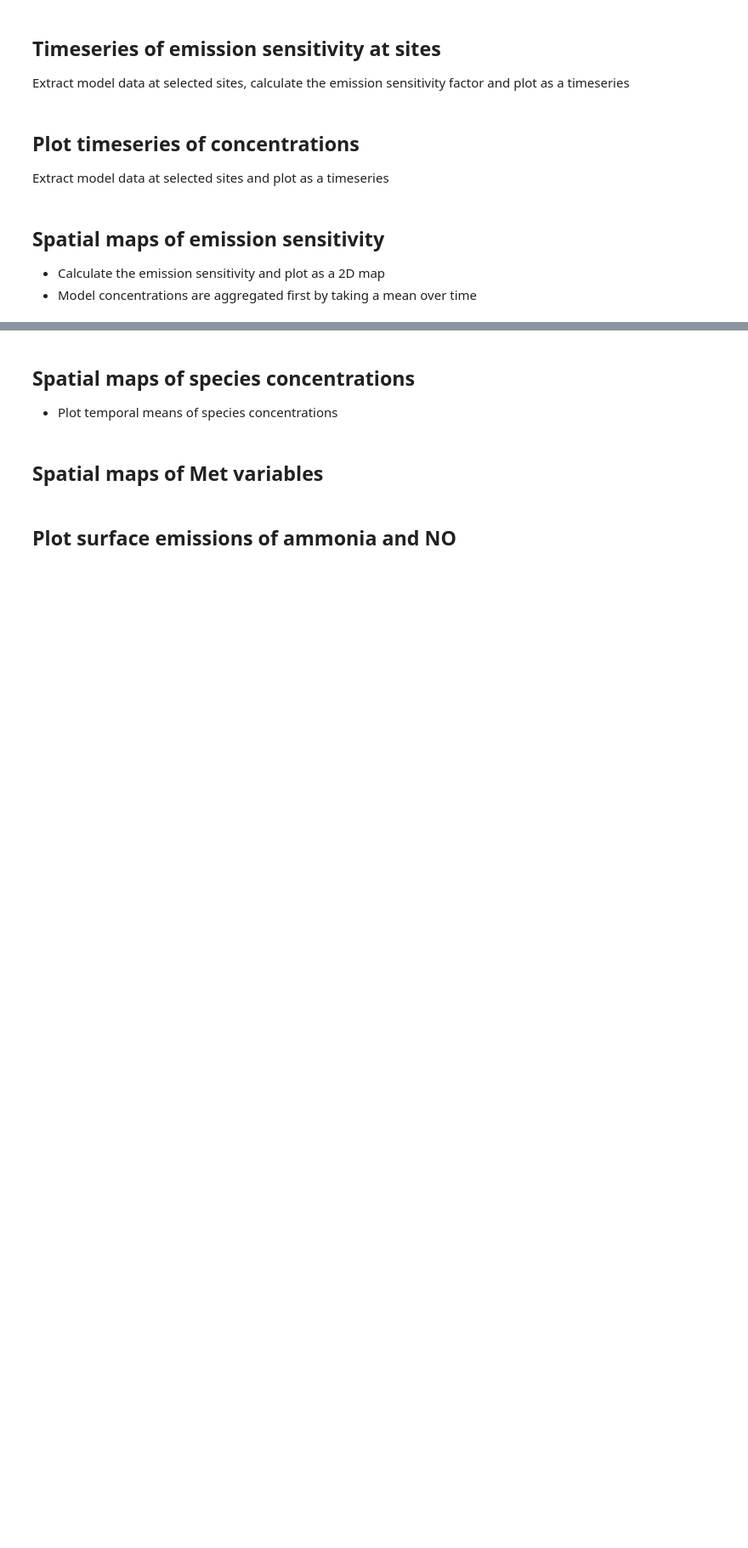
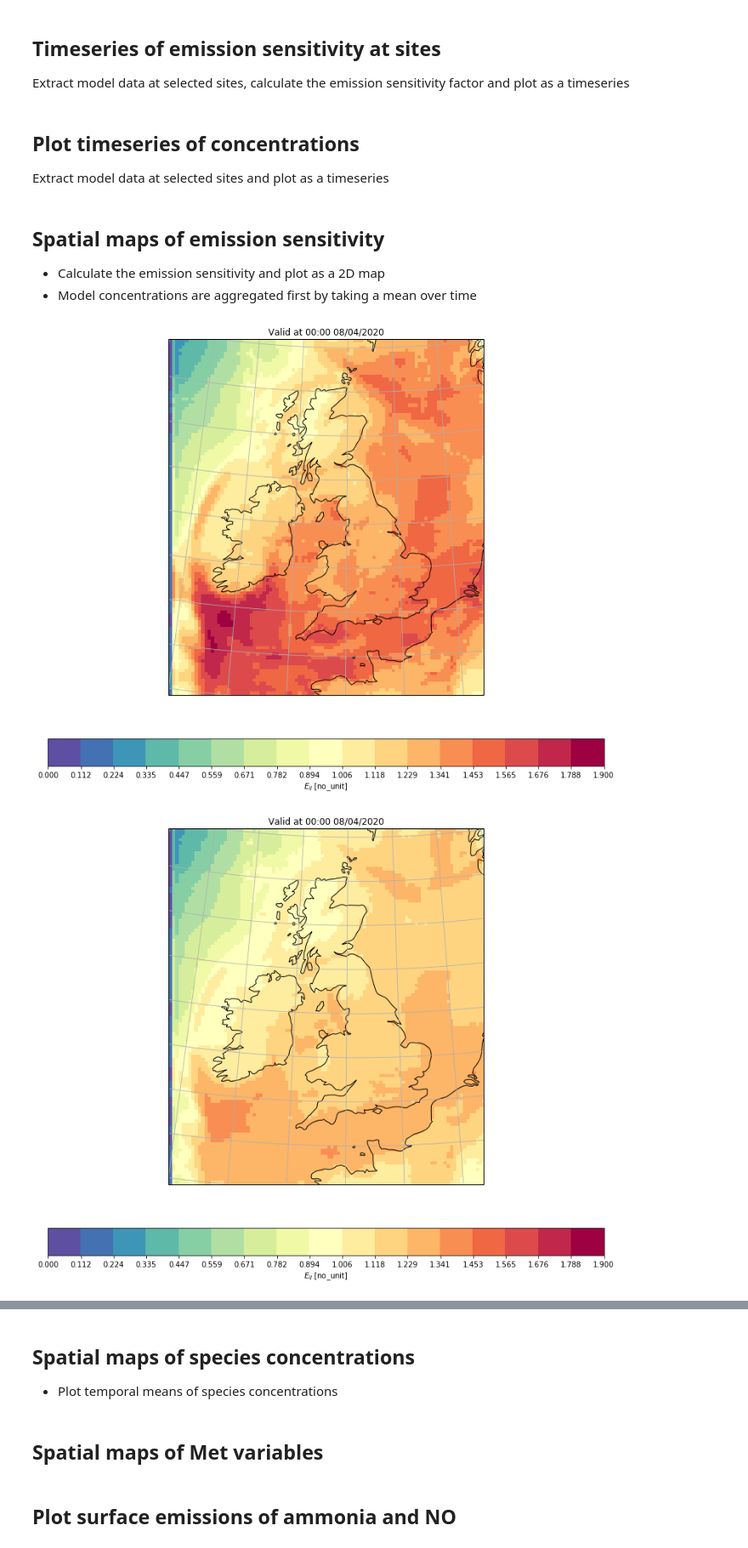
Before and after one commit to ADAQ-AQI/AQ_CV19_analysis, a Jupyter notebook: AQUM_analysis.ipynb, the cells around one changed output, grey strips where cells are left out. Shown at 85% size. Saved outputs shown, nothing was run; the diff lists cells and outputs as text; code cells hidden in the pictures; blank space fills up the shorter version.

```diff
--- a/AQUM_analysis.ipynb
+++ b/AQUM_analysis.ipynb
@@ -33,13 +33,13 @@ scenarios = {'0.5x NOx' : '1c', '0.3x NOx' : '1d'}
 # Sites to plot
 sites = ['Auchencorth_Moss','Chilbolton_Observatory', 'London_Bloomsbury', 'Birmingham_Centre']
 
-chem_species = ["NO", "NO2", "HNO3", "NH3", "PM2p5_NH4NO3", "PM2p5_NH42SO4"]
+chem_species = ["NO", "NO2", "HNO3", "NH3", "PM2p5", "PM2p5_NH4NO3", "PM2p5_NH42SO4"]
 met_variables = ["ws_10m", "wind_dir_10m", "total_precip", "T_1p5", "rh_1p5", "BL_depth"]
 
 # DPI for saved images
 DPI = 150
 
-MASS_RETRIEVE = False
+MASS_RETRIEVE = True
 # %% [markdown]
 ### Read some input files
 # %%
@@ -153,39 +160,46 @@ for species in ini_dict['short_name_list']:
 - Calculate the emission sensitivity and plot as a 2D map
 - Model concentrations are aggregated first by taking a mean over time
 # %%
-for species in ini_dict['short_name_list']:
+levels_dict = {
+    'PM2p5' : np.linspace(-0.1, 0.6, 18),
+    'PM2p5_NH4NO3' : np.linspace(-0.1, 1.2, 18),
+    'PM2p5_NH42SO4' : np.linspace(-0.2, 0.2, 18),
+    'NH3' : np.linspace(-1.5, 0.2, 18),
+    'HNO3' : np.linspace(-0.1, 1.4, 18),
+    'NO2' : np.linspace(0., 1.7, 18),
+    'NO' : np.linspace(0., 1.9, 18)
+}
+
+for species in chem_species:
 
     # Get control
     md_ctl = md_list[0].gridded_cube_list.extract(iris.AttributeConstraint(short_name=species))[0]
     md_ctl = md_ctl.collapsed('time', iris.analysis.MEAN)
 
     # Get experiment cube lists
     md_exp = md_list[1:]
 
     # Calculate emission sensitivity factor and modify metadata
     for md, ems_factor, scenario in zip(md_exp, ems_factors, scenarios):
         md_sp = md.gridded_cube_list.extract(iris.AttributeConstraint(short_name=species))[0]
         md_sp = md_sp.collapsed('time', iris.analysis.MEAN)
         ems_factor = (md_ctl - md_sp)/md_ctl/(1.-ems_factor)
         ems_factor.units = 'no unit'
         ems_factor.long_name = 'Emissions Sensitivity Factor'
         ems_factor.attributes['short_name'] = r'$E_{ij}$'
         ems_factor.attributes['label'] = scenario
 
         # Create field layer
         fl = adaqcode.field_layer.FieldLayer(ems_factor)
-        if species=='NH3' or species == 'PM2p5_NH42SO4':
-            levels = np.arange(-2., 0.5, 0.25)
-            cmap = 'Blues_r'
-        else:
-            levels = np.arange(0., 1.5, 0.15)
-            cmap = 'Reds'
-        fl.set_layerstyle(nlevels=12, levels=levels, plottype='pcolormesh', mask=True, autozoom=False, colorscale='linear', cmap=cmap)
+        fl.set_layerstyle(levels=levels_dict[species], plottype='pcolormesh', mask=True, autozoom=False, colorscale='linear', cmap='Spectral_r')
         np.set_printoptions(formatter={'float':lambda x: '{:5.2e}'.format(x)})
 
         # Create figure
         fp = adaqcode.field_plot.FieldPlot(ini_dict)
         fp.add_layer(fl)
         fp.setup_mapping(extent=[-12, 4.0, 48., 60.], mapping='coastlines', gridlines=True)
         fig = fp.plot()
         plt.savefig(ini_dict['plot_dir']+'/'+species+'/'+scenarios[scenario]+'_emission_sensitivity_gridded_field.png', dpi=DPI)
+# %% [output]
+[figure, added]
+[figure, added]
```
Also changed, not shown: parts of 4 cells of this notebook, 1 other file.
